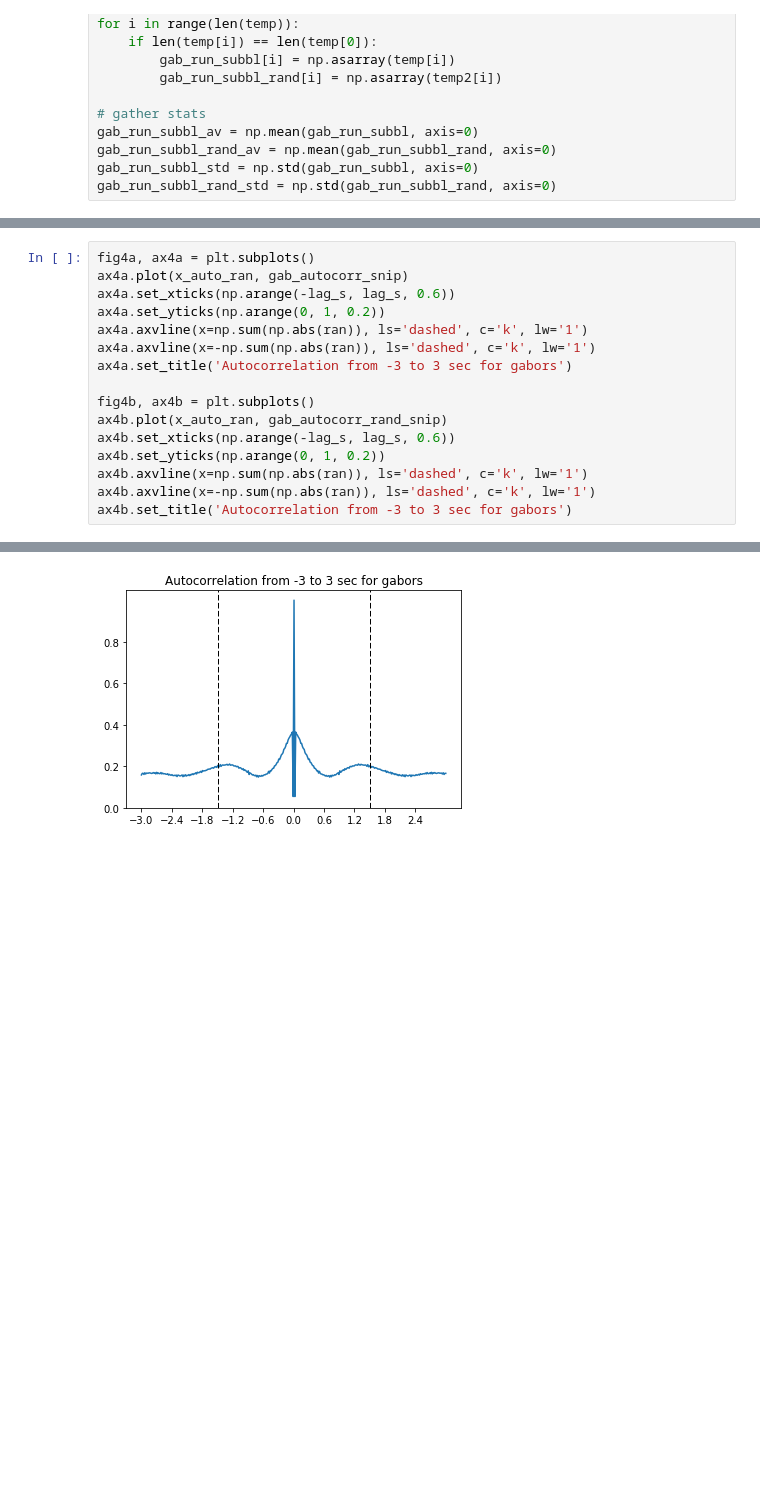
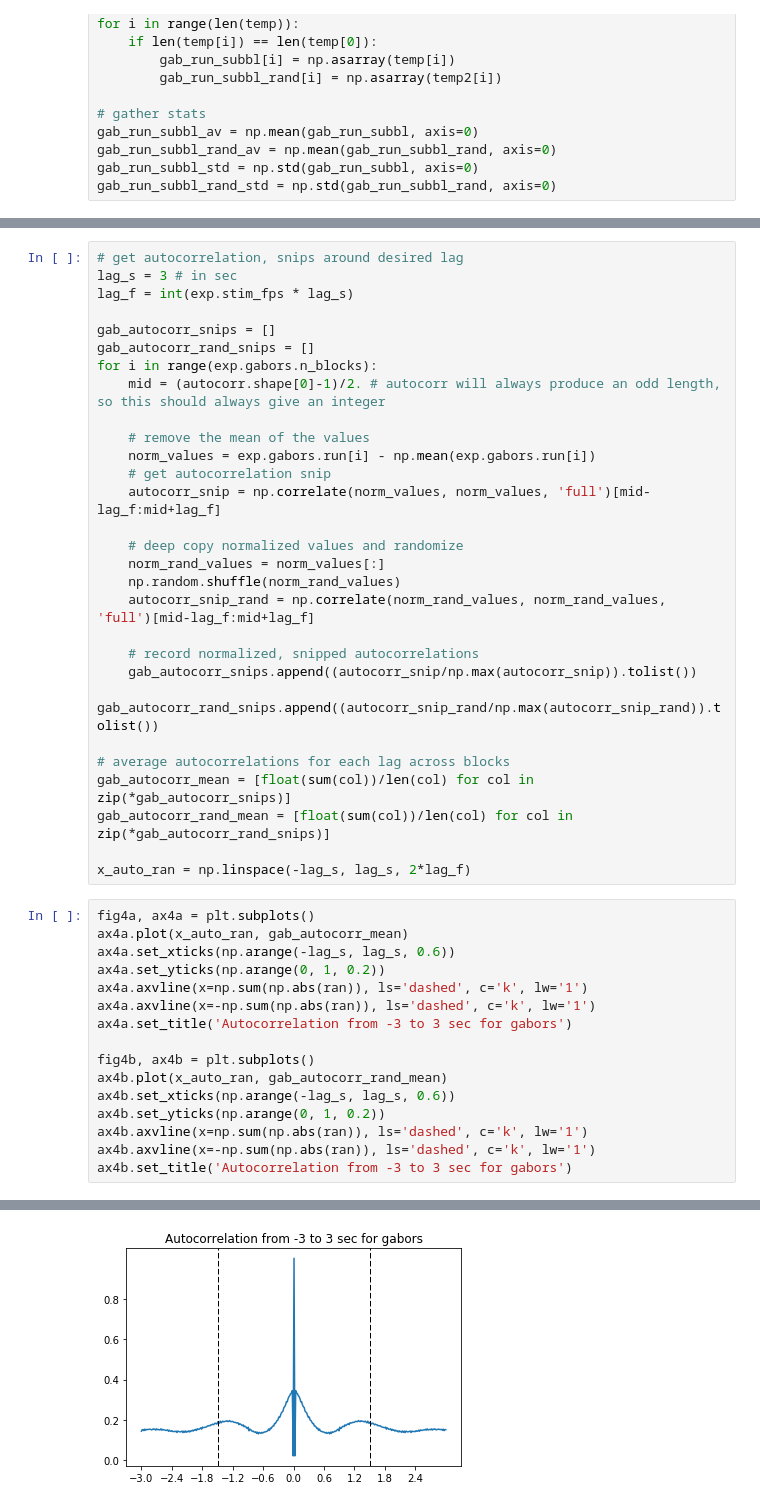
Before and after one commit to colleenjg/OpenScope_CA_Analysis, a Jupyter notebook: run_stim_crosscorr.ipynb, the cells around one changed output, grey strips where cells are left out. Drawn from its saved outputs; the diff is of its cells as text; blank space fills up the shorter version.

```diff
--- a/run_stim_crosscorr.ipynb
+++ b/run_stim_crosscorr.ipynb
@@ -437,20 +461,49 @@ x_auto_ran = np.linspace(-lag_s, lag_s, 2*lag_f)
+# %%
+# get autocorrelation, snips around desired lag
+lag_s = 3 # in sec
+lag_f = int(exp.stim_fps * lag_s)
+
+gab_autocorr_snips = []
+gab_autocorr_rand_snips = []
+for i in range(exp.gabors.n_blocks):
+    mid = (autocorr.shape[0]-1)/2. # autocorr will always produce an odd length, so this should always give an integer
+
+    # remove the mean of the values
+    norm_values = exp.gabors.run[i] - np.mean(exp.gabors.run[i])
+    # get autocorrelation snip
+    autocorr_snip = np.correlate(norm_values, norm_values, 'full')[mid-lag_f:mid+lag_f]
+
+    # deep copy normalized values and randomize
+    norm_rand_values = norm_values[:]
+    np.random.shuffle(norm_rand_values)
+    autocorr_snip_rand = np.correlate(norm_rand_values, norm_rand_values, 'full')[mid-lag_f:mid+lag_f]
+
+    # record normalized, snipped autocorrelations
+    gab_autocorr_snips.append((autocorr_snip/np.max(autocorr_snip)).tolist())
+    gab_autocorr_rand_snips.append((autocorr_snip_rand/np.max(autocorr_snip_rand)).tolist())
+
+# average autocorrelations for each lag across blocks
+gab_autocorr_mean = [float(sum(col))/len(col) for col in zip(*gab_autocorr_snips)]
+gab_autocorr_rand_mean = [float(sum(col))/len(col) for col in zip(*gab_autocorr_rand_snips)]
+
+x_auto_ran = np.linspace(-lag_s, lag_s, 2*lag_f)
 # %%
 fig4a, ax4a = plt.subplots()
-ax4a.plot(x_auto_ran, gab_autocorr_snip)
+ax4a.plot(x_auto_ran, gab_autocorr_mean)
 ax4a.set_xticks(np.arange(-lag_s, lag_s, 0.6))
 ax4a.set_yticks(np.arange(0, 1, 0.2))
 ax4a.axvline(x=np.sum(np.abs(ran)), ls='dashed', c='k', lw='1')
 ax4a.axvline(x=-np.sum(np.abs(ran)), ls='dashed', c='k', lw='1')
 ax4a.set_title('Autocorrelation from -3 to 3 sec for gabors')
 
 fig4b, ax4b = plt.subplots()
-ax4b.plot(x_auto_ran, gab_autocorr_rand_snip)
+ax4b.plot(x_auto_ran, gab_autocorr_rand_mean)
 ax4b.set_xticks(np.arange(-lag_s, lag_s, 0.6))
 ax4b.set_yticks(np.arange(0, 1, 0.2))
 ax4b.axvline(x=np.sum(np.abs(ran)), ls='dashed', c='k', lw='1')
 ax4b.axvline(x=-np.sum(np.abs(ran)), ls='dashed', c='k', lw='1')
 ax4b.set_title('Autocorrelation from -3 to 3 sec for gabors')
 # %% [output]
 <matplotlib.text.Text at 0x...>
-[figure, old version]
+[figure, new version]
 [figure]
```
Also changed, not shown: parts of 11 cells of this notebook.
